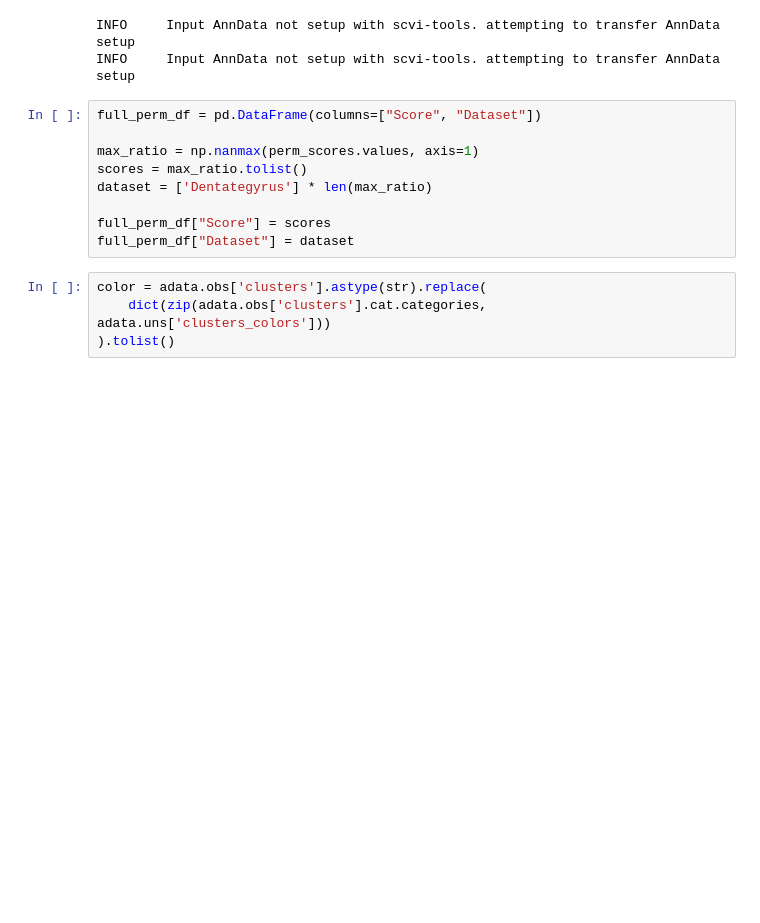
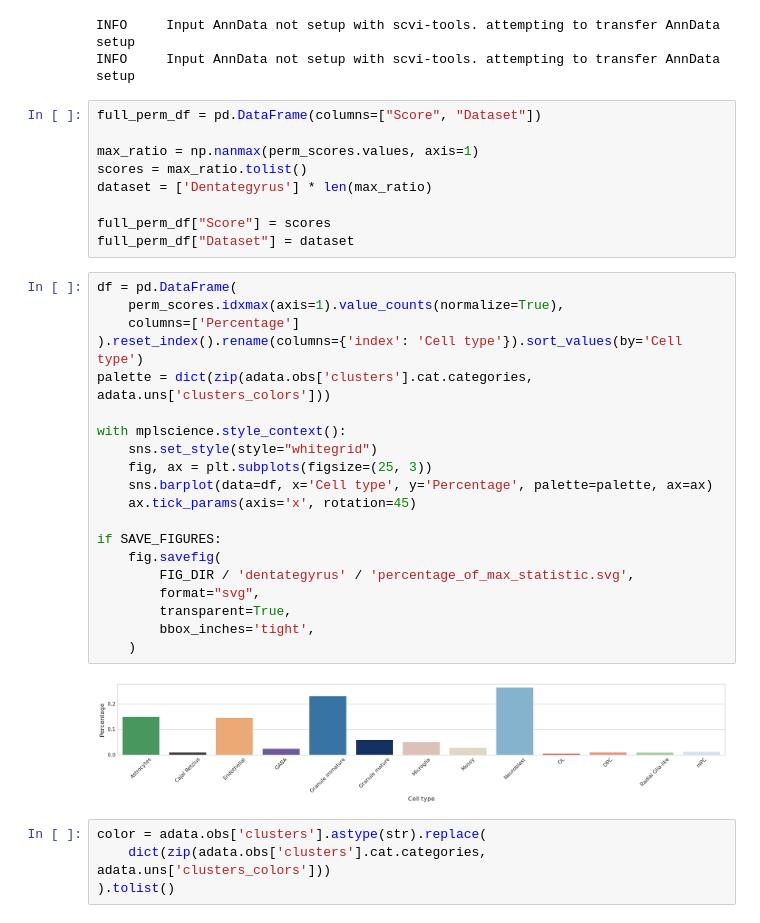
Before and after one commit to YosefLab/velovi_reproducibility, a Jupyter notebook: notebooks/case_studies/dentategyrus.ipynb, the cells around one changed output. Drawn from its saved outputs; the diff is of its cells as text; blank space fills up the shorter version.

```diff
--- a/notebooks/case_studies/dentategyrus.ipynb
+++ b/notebooks/case_studies/dentategyrus.ipynb
@@ -539,6 +513,28 @@ dataset = ['Dentategyrus'] * len(max_ratio)
 
 full_perm_df["Score"] = scores
 full_perm_df["Dataset"] = dataset
+# %%
+df = pd.DataFrame(
+    perm_scores.idxmax(axis=1).value_counts(normalize=True),
+    columns=['Percentage']
+).reset_index().rename(columns={'index': 'Cell type'}).sort_values(by='Cell type')
+palette = dict(zip(adata.obs['clusters'].cat.categories, adata.uns['clusters_colors']))
+
+with mplscience.style_context():
+    sns.set_style(style="whitegrid")
+    fig, ax = plt.subplots(figsize=(25, 3))
+    sns.barplot(data=df, x='Cell type', y='Percentage', palette=palette, ax=ax)
+    ax.tick_params(axis='x', rotation=45)
+
+if SAVE_FIGURES:
+    fig.savefig(
+        FIG_DIR / 'dentategyrus' / 'percentage_of_max_statistic.svg',
+        format="svg",
+        transparent=True,
+        bbox_inches='tight',
+    )
+# %% [output]
+[figure, added]
 # %%
 color = adata.obs['clusters'].astype(str).replace(
     dict(zip(adata.obs['clusters'].cat.categories, adata.uns['clusters_colors']))
```
Also changed, not shown: parts of 23 cells of this notebook.
